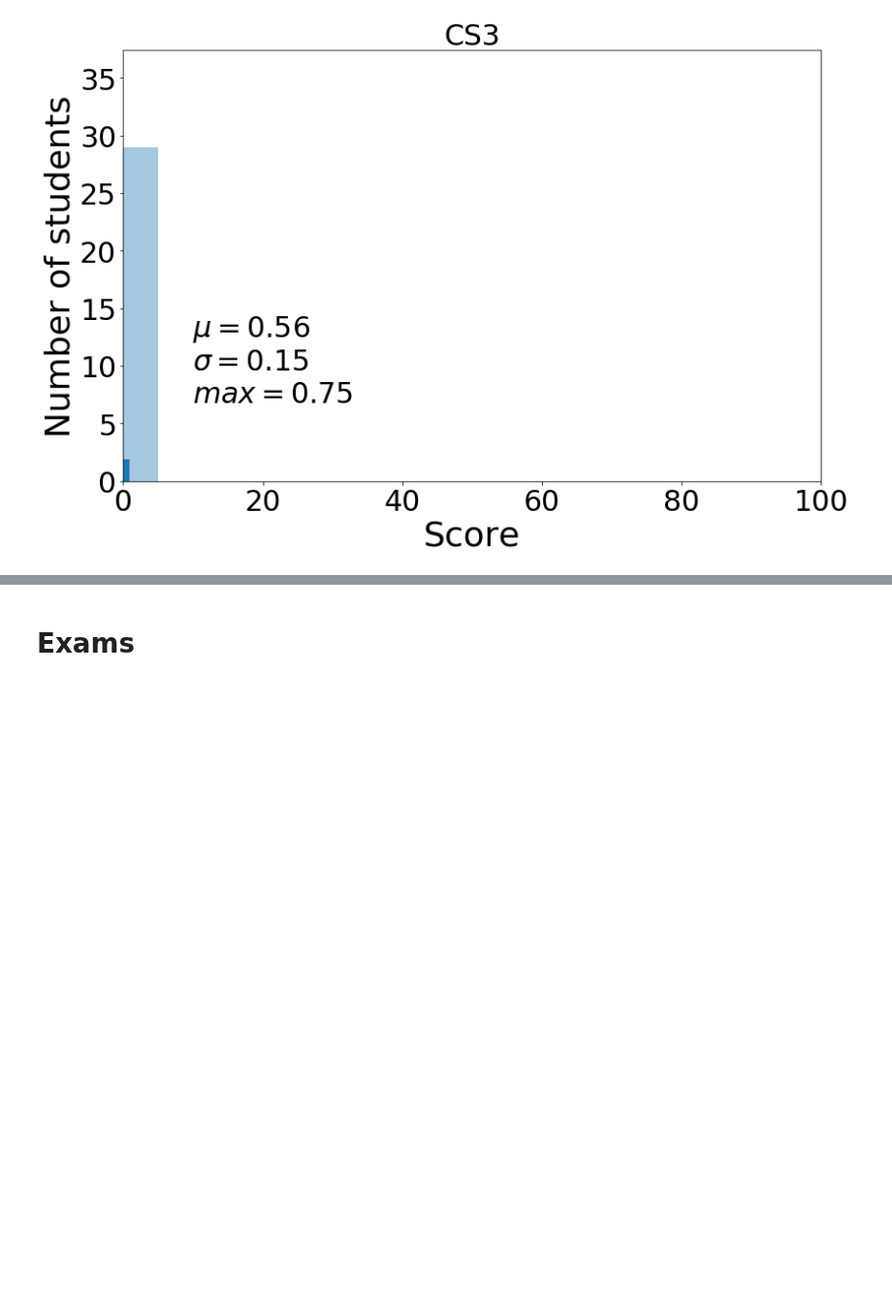
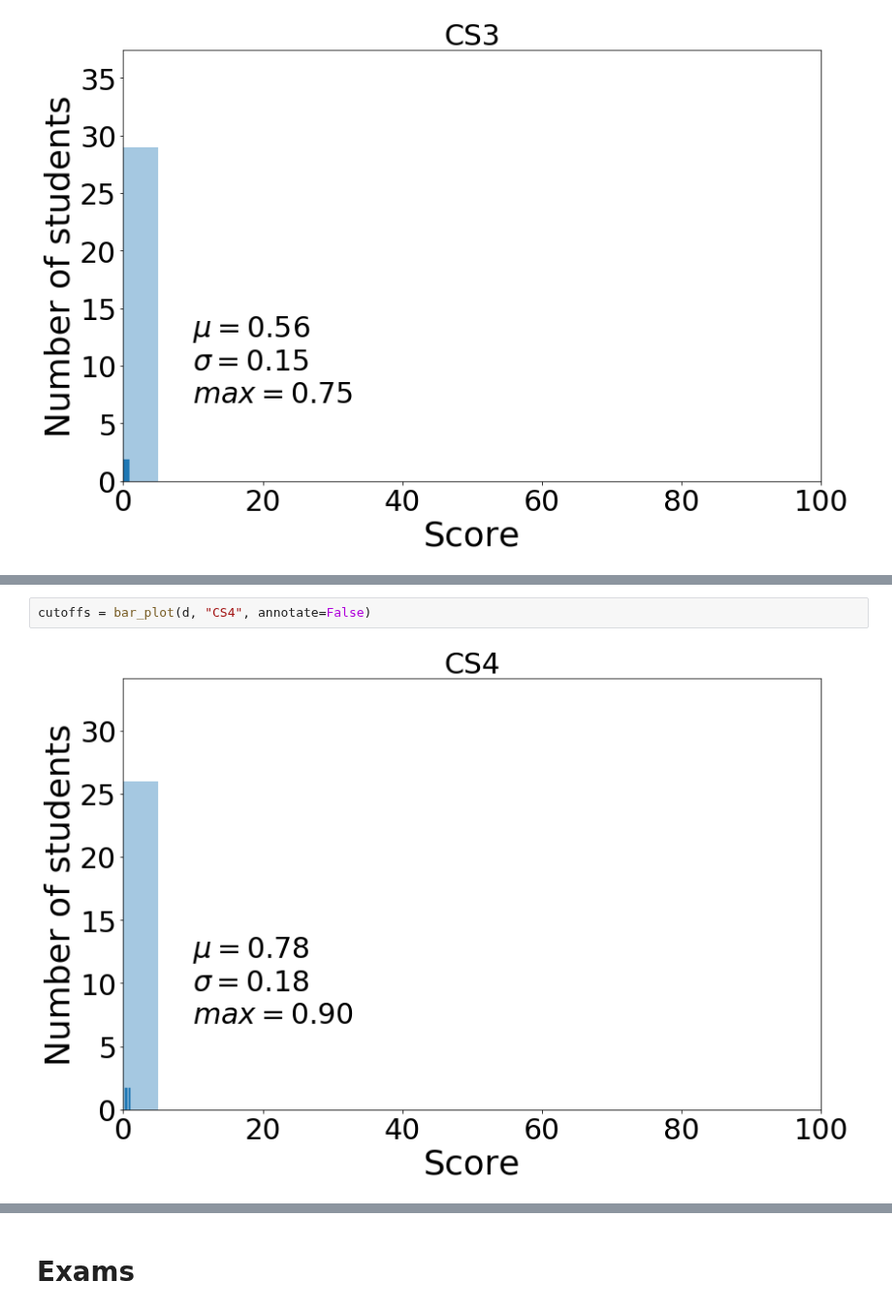
Before and after one commit to materialsvirtuallab/ceng114, a Jupyter notebook: grades/statsw2018.ipynb, the cells around one changed output, grey strips where cells are left out. Shown at 97% size. Saved outputs shown, nothing was run; the diff lists cells and outputs as text; blank space fills up the shorter version.

```diff
--- a/grades/statsw2018.ipynb
+++ b/grades/statsw2018.ipynb
@@ -175 +177,5 @@ cutoffs = bar_plot(d, "CS3", annotate=False)
+# %%
+cutoffs = bar_plot(d, "CS4", annotate=False)
+# %% [output]
+[figure, added]
 # %%
```
Also changed, not shown: parts of 10 cells of this notebook.
